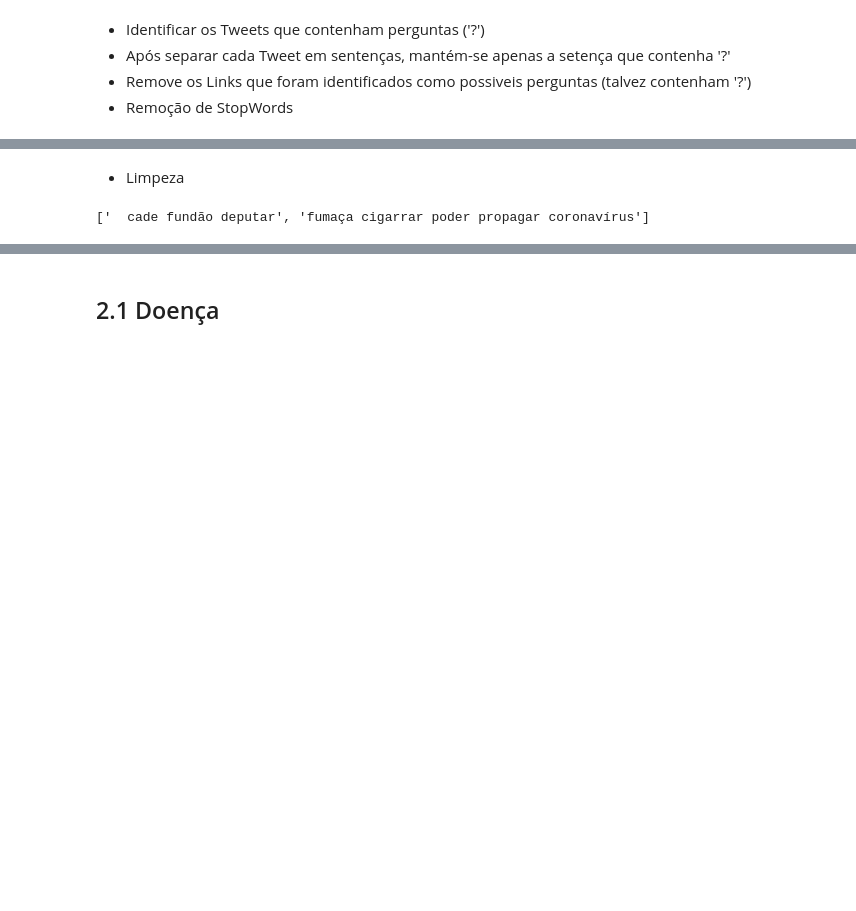
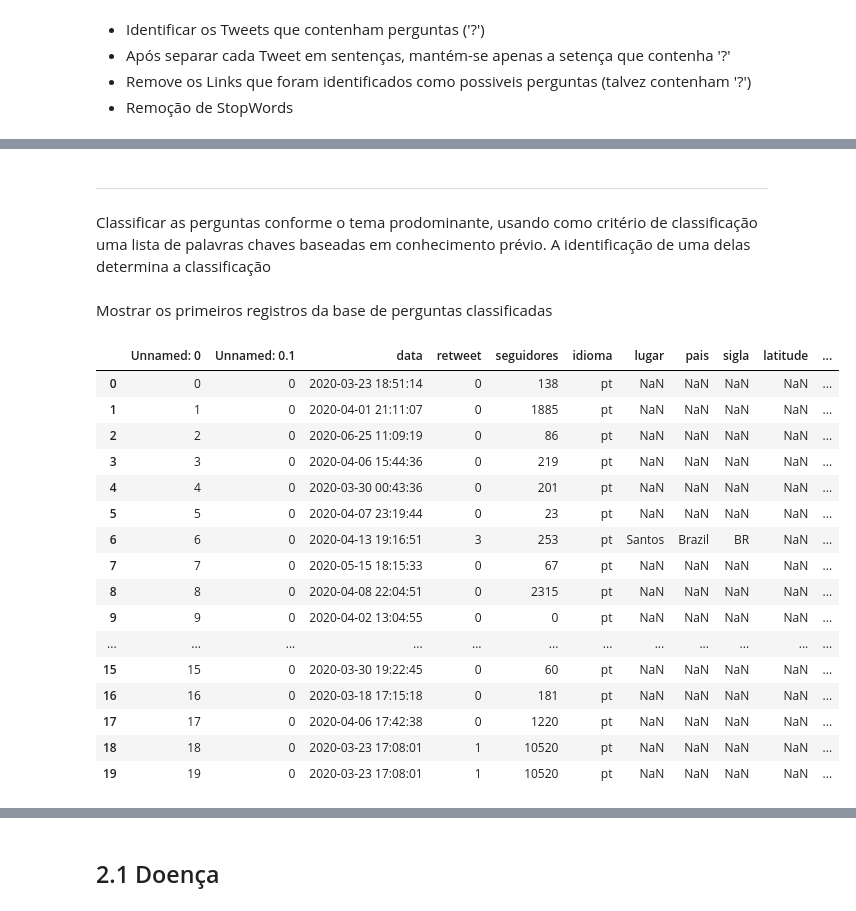
Before and after one commit to lln-cid20/prog-ciencia-dados, a Jupyter notebook: TrabalhoConjunto.ipynb, the cells around one changed output, grey strips where cells are left out. Saved outputs shown, nothing was run; the diff lists cells and outputs as text; code cells hidden in the pictures; blank space fills up the shorter version.

```diff
--- a/TrabalhoConjunto.ipynb
+++ b/TrabalhoConjunto.ipynb
@@ -250,0 +247,2 @@ dt_auxiliar.head(2)
+# %%
+dados2 = data.loc[data.texto.str.find('?') >= 0 ]
@@ -319,42 +465,4 @@ aux.span()
 # %% [markdown]
-* Limpeza
+-------------------------------------
-# %%
-pln = spacy.load('pt')
-stopwords = nltk.corpus.stopwords.words('portuguese')
-
-def preprocess(texto):
-  # Letras minúsculas
-  texto = texto.lower()
-
-  # Nome do usuário
-  texto = re.sub(r"@[A-Za-z0-9$-_@.&+]+", ' ', texto)
-  #texto = re.sub(r"@",'', texto)
-
-  # URLs
-  texto = re.sub(r"https?://[A-Za-z0-9./]+", ' ', texto)
-
-  # Espaços em branco
-  texto = re.sub(r":[A-Za-z0-9$-_@.&+]+",'', texto)
-  texto = re.sub(r";[A-Za-z0-9$-_@.&+]+",'', texto)
-  texto = re.sub(r" +",' ', texto)
-
-
-  # Lematização
-  documento = pln(texto)
-
-  lista = []
-  for token in documento:
-    if str(token) not in stopwords:
-      lista.append(token.lemma_)
-
-  # Stop words e pontuações
-  lista = [palavra for palavra in lista if palavra not in string.punctuation]
-  lista = ' '.join([str(elemento) for elemento in lista if not elemento.isdigit()])
-
-  return lista
-
-result = map(preprocess,questions[0:2])
-questions_cleaned = list(set(result))
-print(questions_cleaned)
-# %% [output]
-['  cade fundão deputar', 'fumaça cigarrar poder propagar coronavírus']
+# %% [markdown]
+Classificar as perguntas conforme o tema prodominante, usando como critério de classificação uma lista de palavras chaves baseadas em conhecimento prévio. A identificação de uma delas determina a classificação
@@ -360,0 +522,22 @@ print(questions_cleaned)
+# %% [markdown]
+Mostrar os primeiros registros da base de perguntas classificadas
+# %%
+duvidasDB.head(20)
+# %% [output]
+|  | Unnamed: 0 | Unnamed: 0.1 | data | retweet | seguidores | idioma | lugar | pais | sigla | latitude | ... |
+| 0 | 0 | 0 | 2020-03-23 18:51:14 | 0 | 138 | pt | NaN | NaN | NaN | NaN | ... |
+| 1 | 1 | 0 | 2020-04-01 21:11:07 | 0 | 1885 | pt | NaN | NaN | NaN | NaN | ... |
+| 2 | 2 | 0 | 2020-06-25 11:09:19 | 0 | 86 | pt | NaN | NaN | NaN | NaN | ... |
+| 3 | 3 | 0 | 2020-04-06 15:44:36 | 0 | 219 | pt | NaN | NaN | NaN | NaN | ... |
+| 4 | 4 | 0 | 2020-03-30 00:43:36 | 0 | 201 | pt | NaN | NaN | NaN | NaN | ... |
+| 5 | 5 | 0 | 2020-04-07 23:19:44 | 0 | 23 | pt | NaN | NaN | NaN | NaN | ... |
+| 6 | 6 | 0 | 2020-04-13 19:16:51 | 3 | 253 | pt | Santos | Brazil | BR | NaN | ... |
+| 7 | 7 | 0 | 2020-05-15 18:15:33 | 0 | 67 | pt | NaN | NaN | NaN | NaN | ... |
+| 8 | 8 | 0 | 2020-04-08 22:04:51 | 0 | 2315 | pt | NaN | NaN | NaN | NaN | ... |
+| 9 | 9 | 0 | 2020-04-02 13:04:55 | 0 | 0 | pt | NaN | NaN | NaN | NaN | ... |
+| ... | ... | ... | ... | ... | ... | ... | ... | ... | ... | ... | ... |
+| 15 | 15 | 0 | 2020-03-30 19:22:45 | 0 | 60 | pt | NaN | NaN | NaN | NaN | ... |
+| 16 | 16 | 0 | 2020-03-18 17:15:18 | 0 | 181 | pt | NaN | NaN | NaN | NaN | ... |
+| 17 | 17 | 0 | 2020-04-06 17:42:38 | 0 | 1220 | pt | NaN | NaN | NaN | NaN | ... |
+| 18 | 18 | 0 | 2020-03-23 17:08:01 | 1 | 10520 | pt | NaN | NaN | NaN | NaN | ... |
+| 19 | 19 | 0 | 2020-03-23 17:08:01 | 1 | 10520 | pt | NaN | NaN | NaN | NaN | ... |
```
Also changed, not shown: parts of 29 cells of this notebook.
